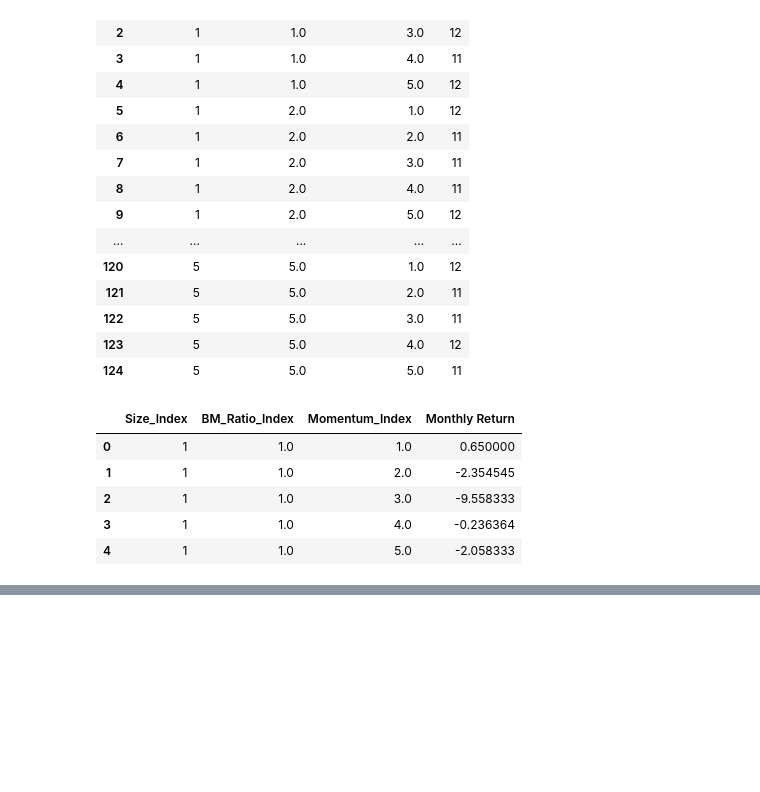
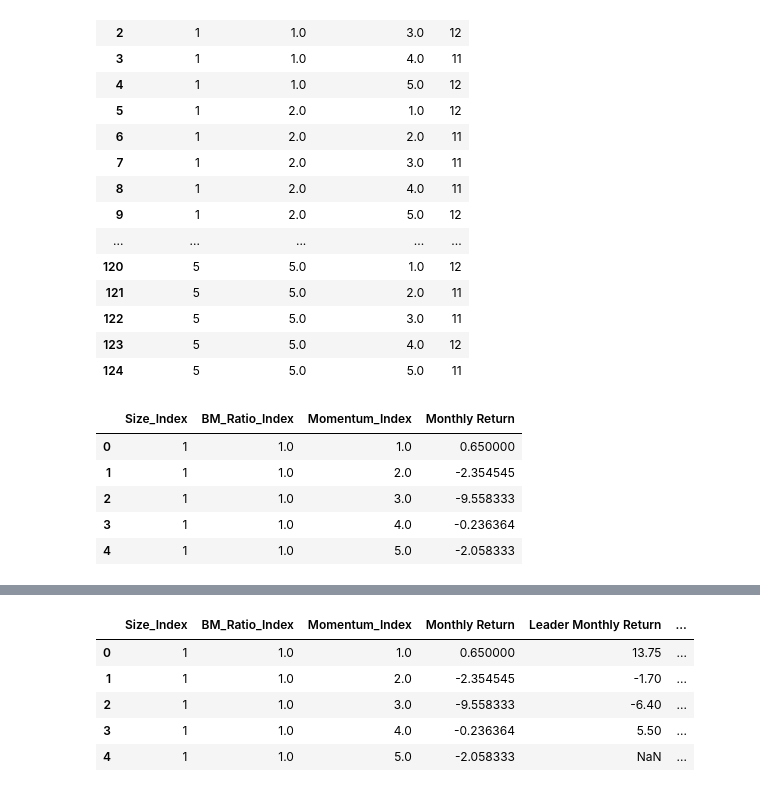
Before and after one commit to sunshineluyao/ESG_with_benchmark, a Jupyter notebook: Categorization/ESG_Categorization_Jan.ipynb, the cells around one changed output, grey strips where cells are left out. Drawn from its saved outputs; the diff is of its cells as text; code cells hidden in the pictures; blank space fills up the shorter version.

```diff
--- a/Categorization/ESG_Categorization_Jan.ipynb
+++ b/Categorization/ESG_Categorization_Jan.ipynb
@@ -248,0 +262,12 @@ df_Jan_Overview_Benchmark.head()
+# %%
+df_Jan_Overview_Benchmark['Leader Abnormal Return']=df_Jan_Overview_Benchmark['Leader Monthly Return']-df_Jan_Overview_Benchmark['Monthly Return']
+df_Jan_Overview_Benchmark['Laggard Abnormal Return']=df_Jan_Overview_Benchmark['Laggard Monthly Return']-df_Jan_Overview_Benchmark['Monthly Return']
+df_Jan_Overview_Benchmark['Average Abnormal Return']=df_Jan_Overview_Benchmark['Average Monthly Return']-df_Jan_Overview_Benchmark['Monthly Return']
+df_Jan_Overview_Benchmark.head()
+# %% [output]
+|  | Size_Index | BM_Ratio_Index | Momentum_Index | Monthly Return | Leader Monthly Return | ... |
+| 0 | 1 | 1.0 | 1.0 | 0.650000 | 13.75 | ... |
+| 1 | 1 | 1.0 | 2.0 | -2.354545 | -1.70 | ... |
+| 2 | 1 | 1.0 | 3.0 | -9.558333 | -6.40 | ... |
+| 3 | 1 | 1.0 | 4.0 | -0.236364 | 5.50 | ... |
+| 4 | 1 | 1.0 | 5.0 | -2.058333 | NaN | ... |
```
Also changed, not shown: parts of 21 cells of this notebook.
